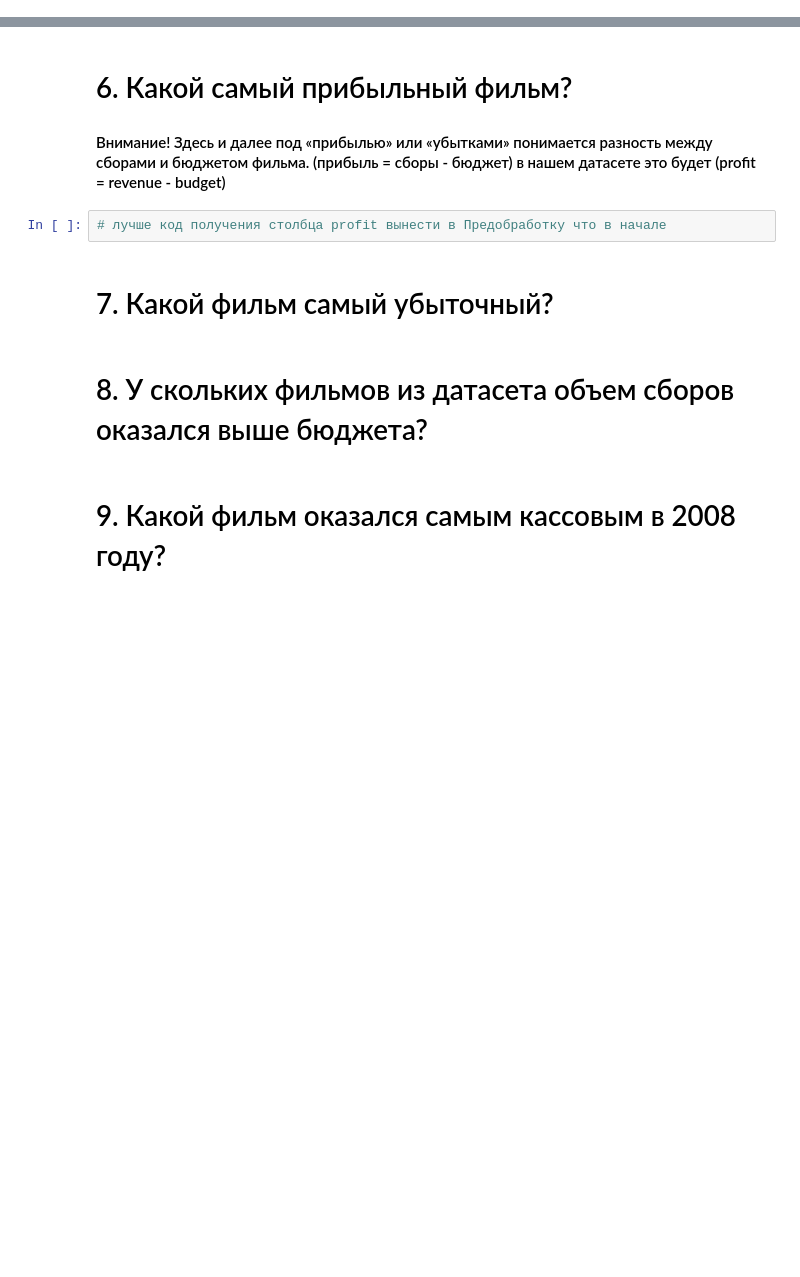
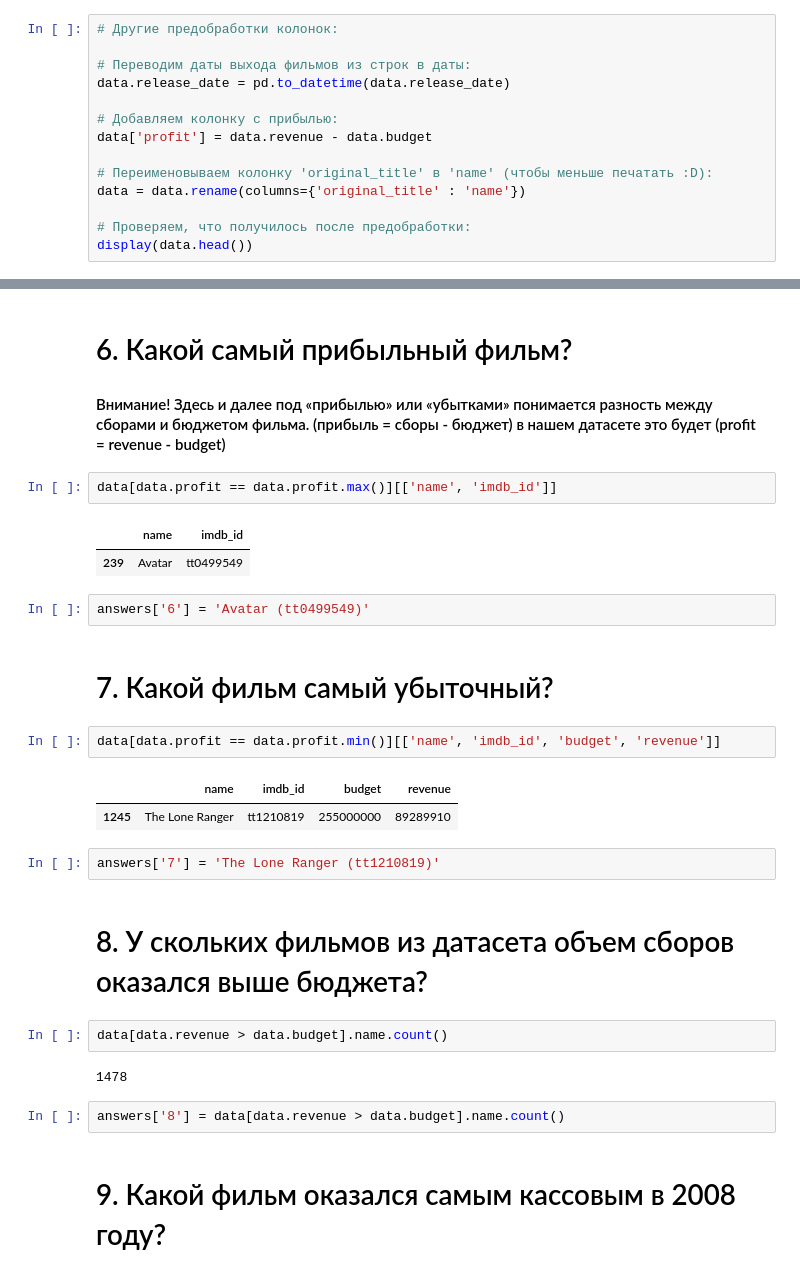
Before and after one commit to anya-chocolat/SkillFactory, a Jupyter notebook: module_1/Movies_IMBD.ipynb, the cells around one changed output, grey strips where cells are left out. Saved outputs shown, nothing was run; the diff lists cells and outputs as text; blank space fills up the shorter version.

```diff
--- a/module_1/Movies_IMBD.ipynb
+++ b/module_1/Movies_IMBD.ipynb
@@ -23,0 +33,14 @@ answers = {} # создадим словарь для ответов
+# %%
+# Другие предобработки колонок:
+
+# Переводим даты выхода фильмов из строк в даты:
+data.release_date = pd.to_datetime(data.release_date)
+
+# Добавляем колонку с прибылью:
+data['profit'] = data.revenue - data.budget
+
+# Переименовываем колонку 'original_title' в 'name' (чтобы меньше печатать :D):
+data = data.rename(columns={'original_title' : 'name'})
+
+# Проверяем, что получилось после предобработки:
+display(data.head())
@@ -54,11 +109,29 @@ answers['2'] = '...'
 # %% [markdown]
 # 6. Какой самый прибыльный фильм?
 #### Внимание! Здесь и далее под «прибылью» или «убытками» понимается разность между сборами и бюджетом фильма. (прибыль = сборы - бюджет) в нашем датасете это будет (profit = revenue - budget)
-# %%
-# лучше код получения столбца profit вынести в Предобработку что в начале
+# %%
+data[data.profit == data.profit.max()][['name', 'imdb_id']]
+# %% [output]
+|  | name | imdb_id |
+| 239 | Avatar | tt0499549 |
+# %%
+answers['6'] = 'Avatar (tt0499549)'
 # %% [markdown]
 # 7. Какой фильм самый убыточный?
+# %%
+data[data.profit == data.profit.min()][['name', 'imdb_id', 'budget', 'revenue']]
+# %% [output]
+|  | name | imdb_id | budget | revenue |
+| 1245 | The Lone Ranger | tt1210819 | 255000000 | 89289910 |
+# %%
+answers['7'] = 'The Lone Ranger (tt1210819)'
 # %% [markdown]
 # 8. У скольких фильмов из датасета объем сборов оказался выше бюджета?
+# %%
+data[data.revenue > data.budget].name.count()
+# %% [output]
+1478
+# %%
+answers['8'] = data[data.revenue > data.budget].name.count()
 # %% [markdown]
 # 9. Какой фильм оказался самым кассовым в 2008 году?
```
Also changed, not shown: parts of 43 cells of this notebook.
